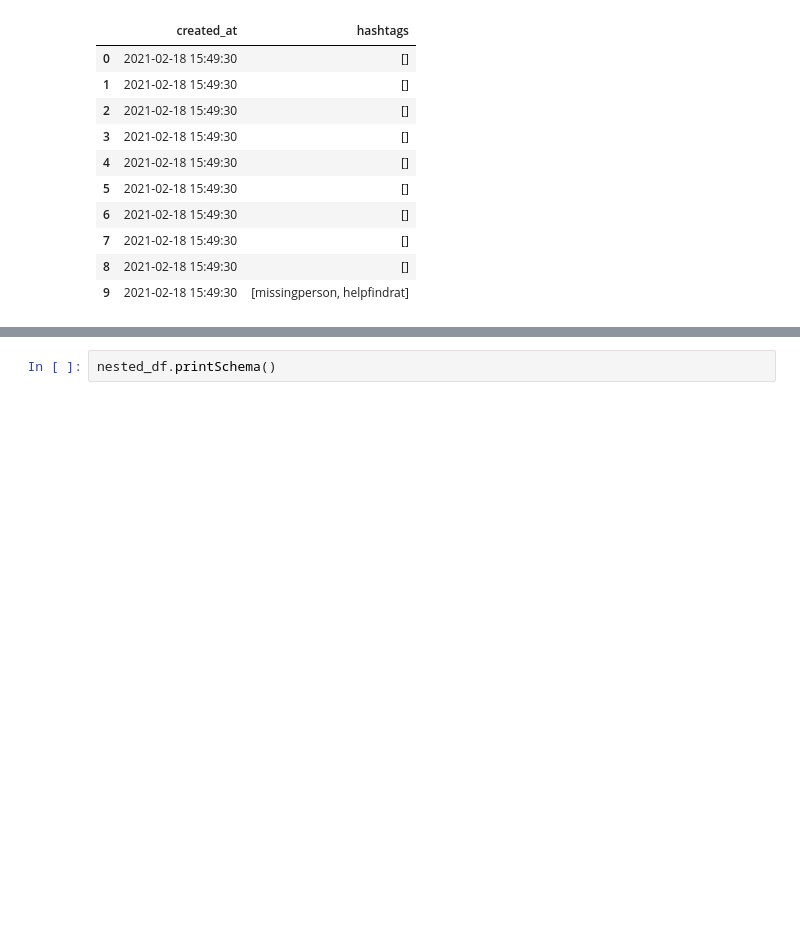
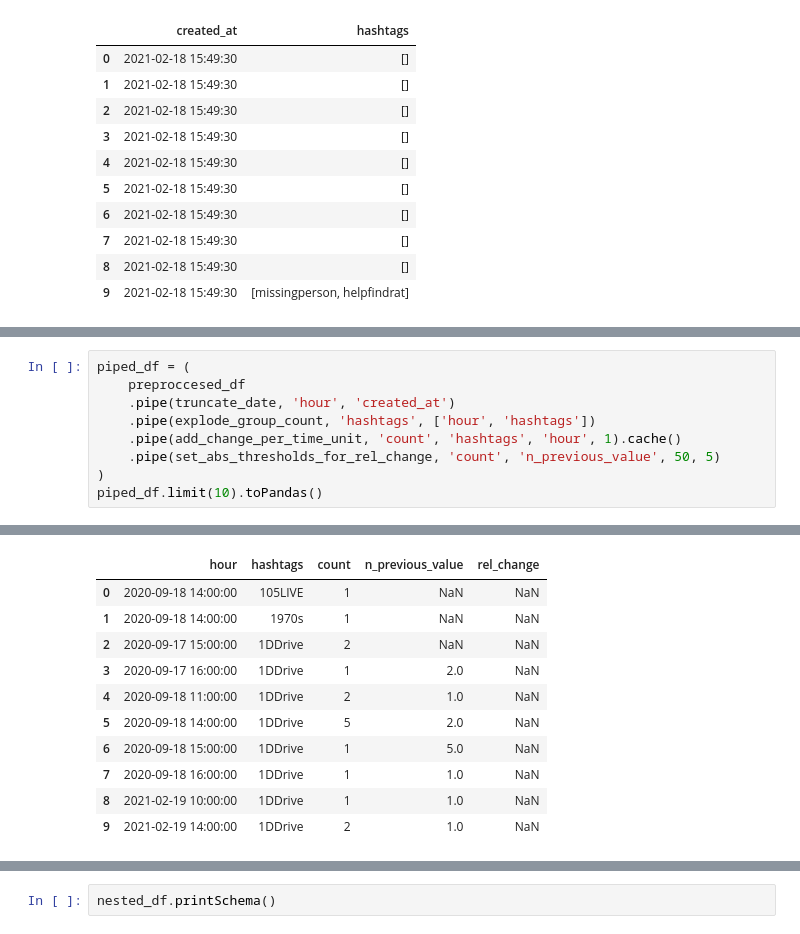
Before and after one commit to sTomerG/trending_twitter_pyspark, a Jupyter notebook: notebook.ipynb, the cells around one changed output, grey strips where cells are left out. Drawn from its saved outputs; the diff is of its cells as text; blank space fills up the shorter version.

```diff
--- a/notebook.ipynb
+++ b/notebook.ipynb
@@ -150,0 +110,10 @@ def truncate_date(spark_df,
+# %%
+piped_df = (
+    preproccesed_df
+    .pipe(truncate_date, 'hour', 'created_at')
+    .pipe(explode_group_count, 'hashtags', ['hour', 'hashtags'])
+    .pipe(add_change_per_time_unit, 'count', 'hashtags', 'hour', 1).cache()
+    .pipe(set_abs_thresholds_for_rel_change, 'count', 'n_previous_value', 50, 5)
+)
+piped_df.limit(10).toPandas()
+# %% [output]
@@ -150,0 +121,11 @@ def truncate_date(spark_df,
+|  | hour | hashtags | count | n_previous_value | rel_change |
+| 0 | 2020-09-18 14:00:00 | 105LIVE | 1 | NaN | NaN |
+| 1 | 2020-09-18 14:00:00 | 1970s | 1 | NaN | NaN |
+| 2 | 2020-09-17 15:00:00 | 1DDrive | 2 | NaN | NaN |
+| 3 | 2020-09-17 16:00:00 | 1DDrive | 1 | 2.0 | NaN |
+| 4 | 2020-09-18 11:00:00 | 1DDrive | 2 | 1.0 | NaN |
+| 5 | 2020-09-18 14:00:00 | 1DDrive | 5 | 2.0 | NaN |
+| 6 | 2020-09-18 15:00:00 | 1DDrive | 1 | 5.0 | NaN |
+| 7 | 2020-09-18 16:00:00 | 1DDrive | 1 | 1.0 | NaN |
+| 8 | 2021-02-19 10:00:00 | 1DDrive | 1 | 1.0 | NaN |
+| 9 | 2021-02-19 14:00:00 | 1DDrive | 2 | 1.0 | NaN |
```
Also changed, not shown: parts of 10 cells of this notebook, 10 other files.
